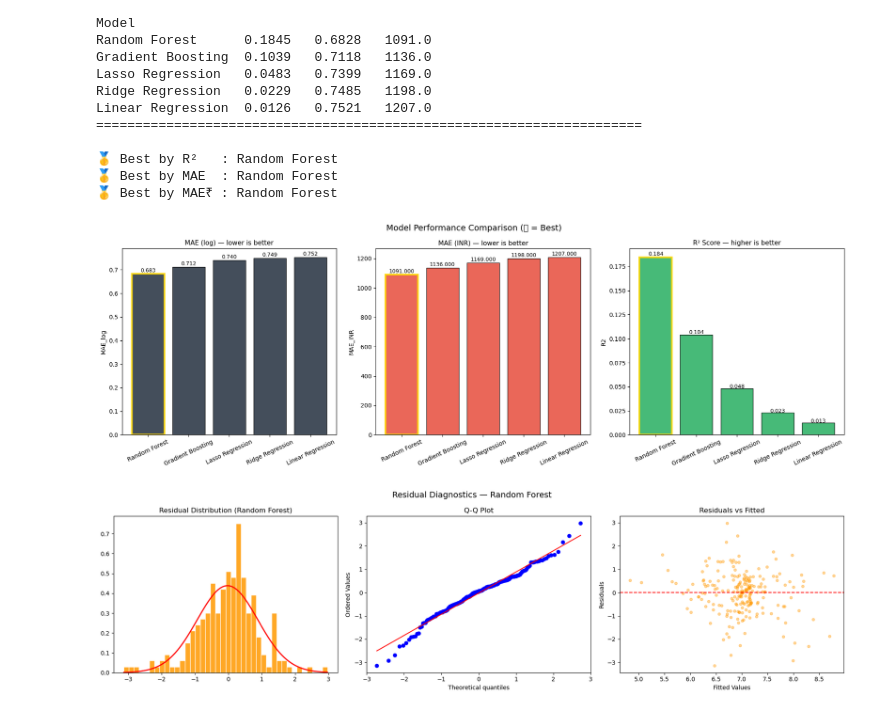
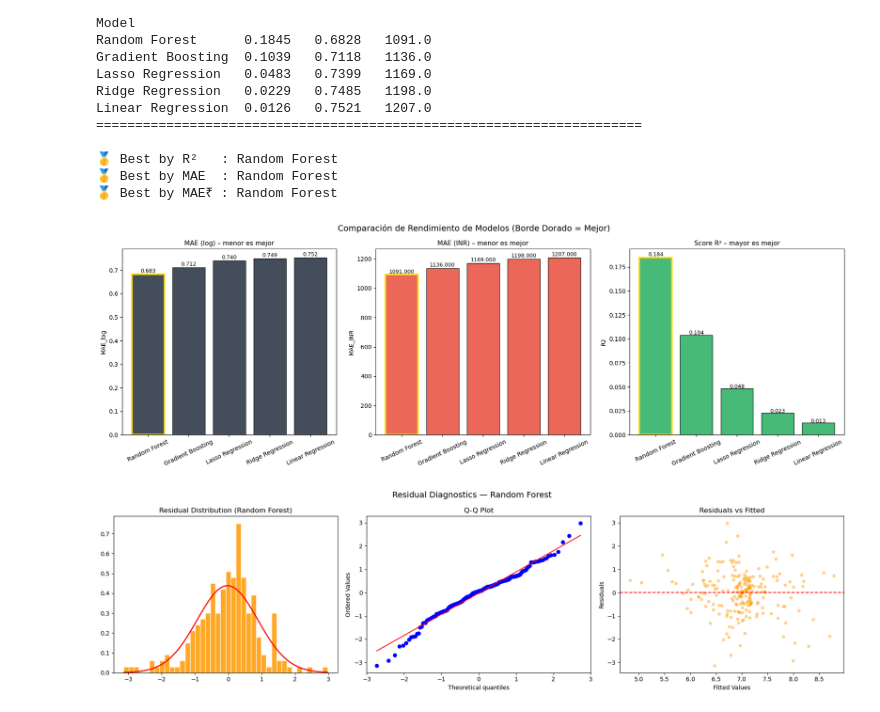
Before and after one commit to Karol-JanethGV/9AIEVND-ADND-Practicas-230323-2, a Jupyter notebook: Practica04/Practica04_230323.ipynb, the cells around one changed output. Drawn from its saved outputs; the diff is of its cells as text; code cells hidden in the pictures.

```diff
--- a/Practica04/Practica04_230323.ipynb
+++ b/Practica04/Practica04_230323.ipynb
@@ -1477,29 +1295,38 @@ Linear Regression  0.0126   0.7521   1207.0
 🥇 Best by MAE  : Random Forest
 🥇 Best by MAE₹ : Random Forest
 # %%
-# Visual comparison
+# Comparación visual
 fig, axes = plt.subplots(1, 3, figsize=(18, 6))
-# FIX: Swapped 'RMSE_log' for 'MAE_INR' since that matches the columns actually available in your results_df
-metrics = [('MAE_log', 'MAE (log) — lower is better', '#232F3E', True),
-           ('MAE_INR', 'MAE (INR) — lower is better', '#e74c3c', True),
-           ('R2', 'R² Score — higher is better', '#27ae60', False)]
+
+# Métricas a graficar
+metrics = [('MAE_log', 'MAE (log) – menor es mejor', '#232F3E', True),
+           ('MAE_INR', 'MAE (INR) – menor es mejor', '#e74c3c', True),
+           ('R2', 'Score R² – mayor es mejor', '#27ae60', False)]
 
 for ax, (m, title, color, asc) in zip(axes, metrics):
     sdf = results_df.sort_values(m, ascending=asc)
     bars = ax.bar(sdf.index, sdf[m], color=color, edgecolor='black', alpha=0.85)
-    bars[0].set_edgecolor('gold'); bars[0].set_linewidth(3)
-    ax.set_title(title, fontsize=11); ax.set_ylabel(m)
+
+    # Resaltar la mejor barra
+    bars[0].set_edgecolor('gold')
+    bars[0].set_linewidth(3)
+
+    ax.set_title(title, fontsize=11)
+    ax.set_ylabel(m)
     ax.tick_params(axis='x', rotation=25)
+
     for bar, val in zip(bars, sdf[m]):
-        # Dynamic placement adjustment for text annotations depending on height scale
+        # Ajuste dinámico de etiquetas según la escala
         offset = 1.01 if val >= 0 else 0.95
-        ax.text(bar.get_x()+bar.get_width()/2, bar.get_height() * offset,
+        ax.text(bar.get_x() + bar.get_width()/2, bar.get_height() * offset,
                 f'{val:.3f}', ha='center', fontsize=9)
 
-plt.suptitle('Model Performance Comparison (🥇 = Best)', fontsize=14)
-plt.tight_layout(); plt.show()
+# SOLUCIÓN: Cambié el emoji por '(Oro = Mejor)' para evitar el warning de fuentes
+plt.suptitle('Comparación de Rendimiento de Modelos (Borde Dorado = Mejor)', fontsize=14)
+plt.tight_layout()
+plt.show()
 # %% [output]
-[figure, old version]
+[figure, new version]
 # %%
 # ============================================================
 # IMPORTS NECESARIOS
```
Also changed, not shown: parts of 14 cells of this notebook.
